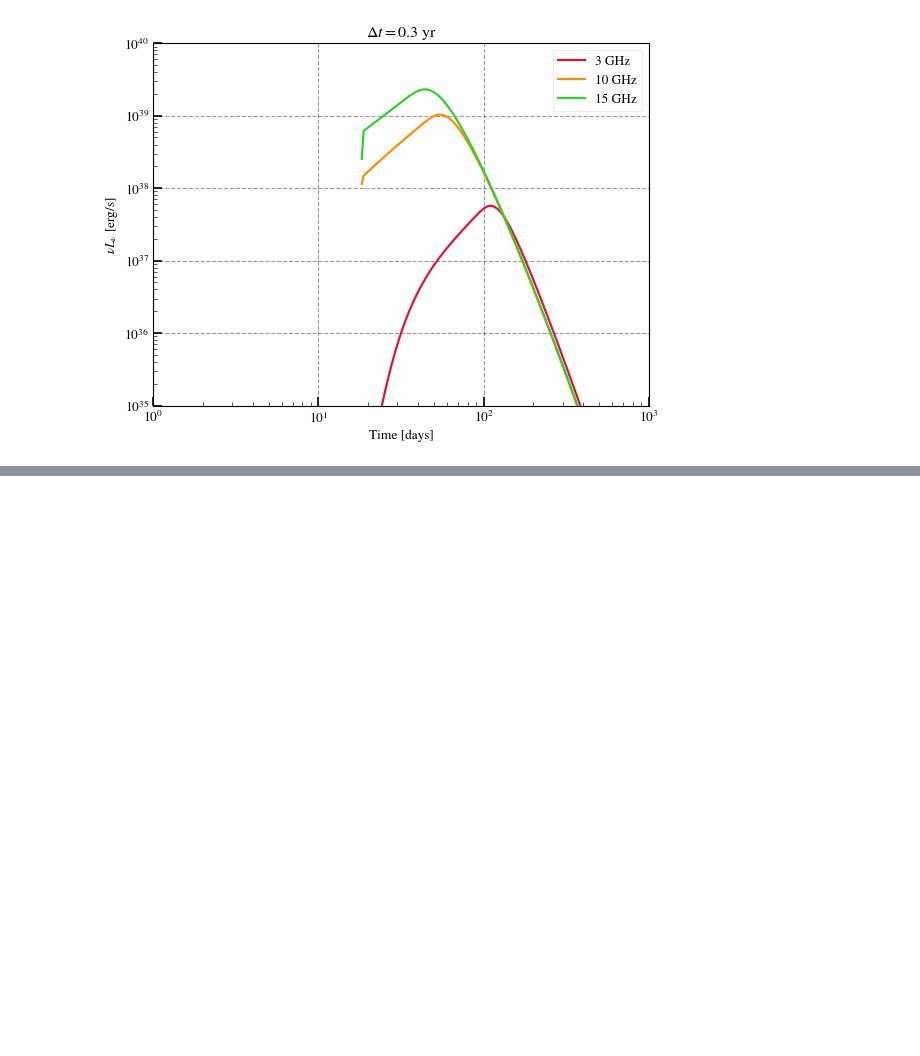
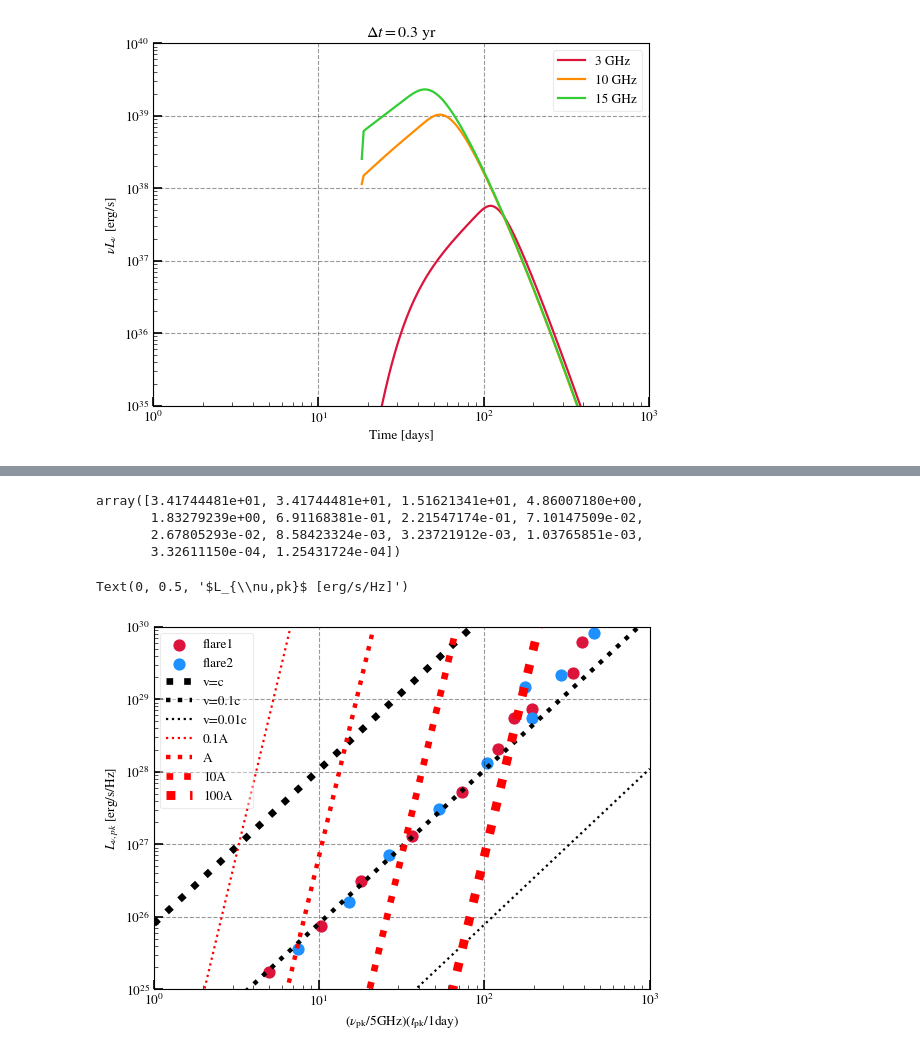
Before and after one commit to samanthacwu/Radio_Forward_Modeling, a Jupyter notebook: vmin_0p03c_vmax_0p3c/spectrum_evolution/check_spectrum_evol.ipynb, the cells around one changed output, grey strips where cells are left out. Saved outputs shown, nothing was run; the diff lists cells and outputs as text; code cells hidden in the pictures; blank space fills up the shorter version.

```diff
--- a/vmin_0p03c_vmax_0p3c/spectrum_evolution/check_spectrum_evol.ipynb
+++ b/vmin_0p03c_vmax_0p3c/spectrum_evolution/check_spectrum_evol.ipynb
@@ -1206,0 +1297,22 @@ plt.savefig(data_dir+'combined_flares_nuLnu_diff_nus.png',bbox_inches='tight',tr
+# %%
+flare1_dict = {}
+flare2_dict = {}
+
+flare1_dict['peak_data'] = np.load(flare1_dir+'peak_data.npz')
+flare2_dict['peak_data'] = np.load(flare2_dir+'peak_data.npz')
+
+flare1_dict['Lnu_3GHz'] = np.load(flare1_dir+'Lnu_3.00GHz_sparse_Te_1.0E+04.npz')
+flare2_dict['Lnu_3GHz'] = np.load(flare2_dir+'Lnu_3.00GHz_sparse_Te_1.0E+04.npz')
+
+flare1_dict['Lnu_10GHz'] = np.load(flare1_dir+'Lnu_10.00GHz_sparse_Te_1.0E+04.npz')
+flare2_dict['Lnu_10GHz'] = np.load(flare2_dir+'Lnu_10.00GHz_sparse_Te_1.0E+04.npz')
+
+flare1_dict['Lnu_15GHz'] = np.load(flare1_dir+'Lnu_15.00GHz_sparse_Te_1.0E+04.npz')
+flare2_dict['Lnu_15GHz'] = np.load(flare2_dir+'Lnu_15.00GHz_sparse_Te_1.0E+04.npz')
+# %%
+flare1_dict['peak_data']['nu_pk']/5e9
+# %% [output]
+array([3.41744481e+01, 3.41744481e+01, 1.51621341e+01, 4.86007180e+00,
+       1.83279239e+00, 6.91168381e-01, 2.21547174e-01, 7.10147509e-02,
+       2.67805293e-02, 8.58423324e-03, 3.23721912e-03, 1.03765851e-03,
+       3.32611150e-04, 1.25431724e-04])
@@ -1206,0 +1349,38 @@ plt.savefig(data_dir+'combined_flares_nuLnu_diff_nus.png',bbox_inches='tight',tr
+# %%
+plt.scatter(flare1_dict['peak_data']['nu_pk']/5e9 * flare1_dict['peak_data']['t_pk']*365.25, flare1_dict['peak_data']['Lnu_pk'],color='crimson',label='flare1')
+plt.scatter(flare2_dict['peak_data']['nu_pk']/5e9 * flare2_dict['peak_data']['t_pk']*365.25, flare2_dict['peak_data']['Lnu_pk'],color='dodgerblue',label='flare2')
+plt.yscale('log')
+plt.xscale('log')
+
+xvals=np.logspace(0,3,100)
+
+# plt.plot(x_v_c,y_v_c,color='black',ls=':',label='v=c')
+plt.plot(xvals,10**v_c_line(np.log10(xvals)),color='black',ls=':',lw=6,label='v=c')
+
+# plt.plot(x_v_0p1c,y_v_0p1c,color='black',ls=':',label='v=0.1c')
+plt.plot(xvals,10**v_0p1c_line(np.log10(xvals)),color='black',ls=':',lw=4,label='v=0.1c')
+
+# plt.plot(x_v_0p01c,y_v_0p01c,color='black',ls=':',label='v=0.01c')
+plt.plot(xvals,10**v_0p01c_line(np.log10(xvals)),color='black',ls=':',lw=2,label='v=0.01c')
+
+# plt.plot(x_0p1A,y_0p1A,color='black',ls=':',label='wind 0.1A')
+plt.plot(xvals,10**wind_0p1A_line(np.log10(xvals)),color='red',ls=':',lw=2,label='0.1A')
+
+# plt.plot(x_A,y_A,color='red',ls=':',label='wind A')
+plt.plot(xvals,10**wind_A_line(np.log10(xvals)),color='red',ls=':',lw=4,label='A')
+
+# plt.plot(x_10A,y_10A,color='red',ls=':',label='wind 10A')
+plt.plot(xvals,10**wind_10A_line(np.log10(xvals)),color='red',ls=':',lw=6,label='10A')
+
+# plt.plot(x_100A,y_100A,color='red',ls=':',label='wind 100A')
+plt.plot(xvals,10**wind_100A_line(np.log10(xvals)),color='red',ls=':',lw=8,label='100A')
+
+plt.xlim(1,1e3)
+plt.ylim(1e25,1e30)
+plt.grid()
+plt.legend()
+plt.xlabel(r'$(\nu_{\rm pk}/5 \mathrm{GHz}) (t_{\rm pk}/1 \mathrm{day})$')
+plt.ylabel(r'$L_{\nu,pk}$ [erg/s/Hz]')
+# %% [output]
+Text(0, 0.5, '$L_{\\nu,pk}$ [erg/s/Hz]')
+[figure, added]
```
Also changed, not shown: parts of 29 cells of this notebook, 6 other files.
